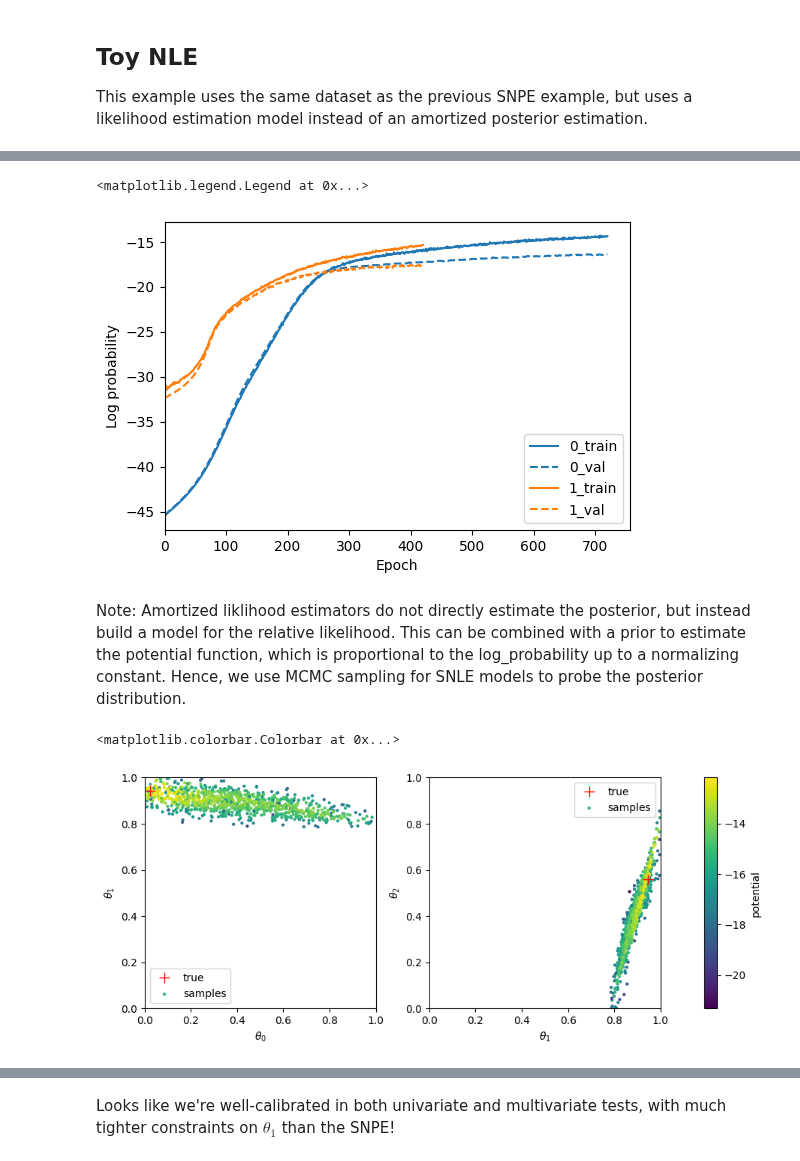
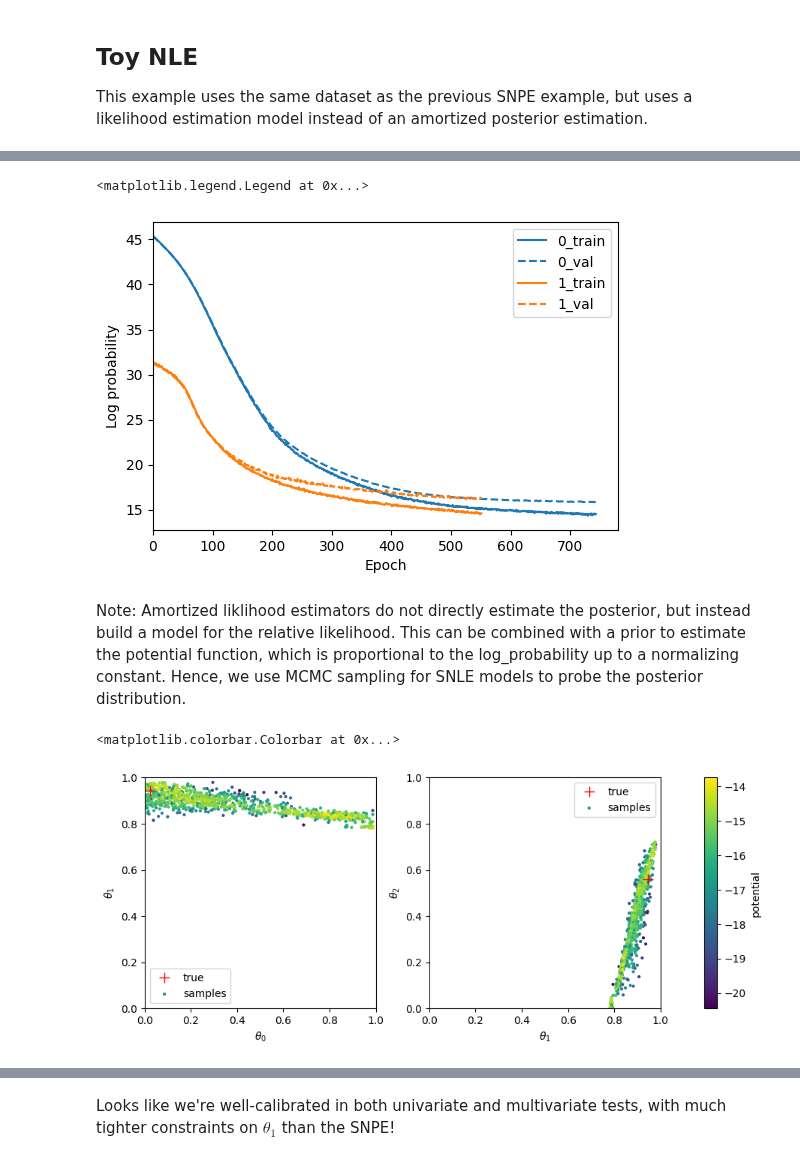
Before and after one commit to maho3/ltu-ili, a Jupyter notebook: notebooks/sbi_test4PR.ipynb, the cells around one changed output, grey strips where cells are left out. Saved outputs shown, nothing was run; the diff lists cells and outputs as text; code cells hidden in the pictures.

```diff
--- a/notebooks/sbi_test4PR.ipynb
+++ b/notebooks/sbi_test4PR.ipynb
@@ -130,7 +119,7 @@ prior = ili.utils.Uniform(low=[0, 0, 0], high=[1, 1, 1], device=device)
 # 21/10/2024: now the sbi.neural_nets imports (eg posterior_nn) invoked in ili.utils.load_nde_sbi
 # are Callable
 nets = [
-    ili.utils.load_nde_sbi(engine='NPE', model='maf', hidden_features=50, num_transforms=5, embedding_net= my_embedding),
+    ili.utils.load_nde_sbi(engine='NPE', model='maf', hidden_features=50, num_transforms=5, embedding_net= my_embedding, repeats = 2),
     ili.utils.load_nde_sbi(engine='NPE', model='mdn', hidden_features=50, num_components=6, embedding_net = my_embedding)
 ]
 
@@ -390,7 +375,6 @@ runner = InferenceRunner.load(
     prior=prior,
     nets=nets,
     device=device,
-    embedding_net=None,
     train_args=train_args,
     proposal=None,
     out_dir=None
@@ -406,17 +392,17 @@ Training model 1 / 2.
 # %%
 # plot train/validation loss
 f, ax = plt.subplots(1, 1, figsize=(6,4))
 c = list(mcolors.TABLEAU_COLORS)
 for i, m in enumerate(summaries):
-    ax.plot(m['training_log_probs'], ls='-', label=f"{i}_train", c=c[i])
-    ax.plot(m['validation_log_probs'], ls='--', label=f"{i}_val", c=c[i])
+    ax.plot(m['training_loss'], ls='-', label=f"{i}_train", c=c[i])
+    ax.plot(m['validation_loss'], ls='--', label=f"{i}_val", c=c[i])
 ax.set_xlim(0)
 ax.set_xlabel('Epoch')
 ax.set_ylabel('Log probability')
 ax.legend()
 # %% [output]
 <matplotlib.legend.Legend at 0x...>
-[figure, old version]
+[figure, new version]
 # %%
 # choose a random input
 seed_ind = 24
@@ -451,7 +437,7 @@ for i in range(2):
 plt.colorbar(im, label='potential', use_gridspec=True, cax=axs[2])
 # %% [output]
 <matplotlib.colorbar.Colorbar at 0x...>
-[figure, old version]
+[figure, new version]
 # %%
 # use ltu-ili's built-in validation metrics to plot the posterior for this point
 metric = PosteriorCoverage(
```
Also changed, not shown: parts of 12 cells of this notebook.
